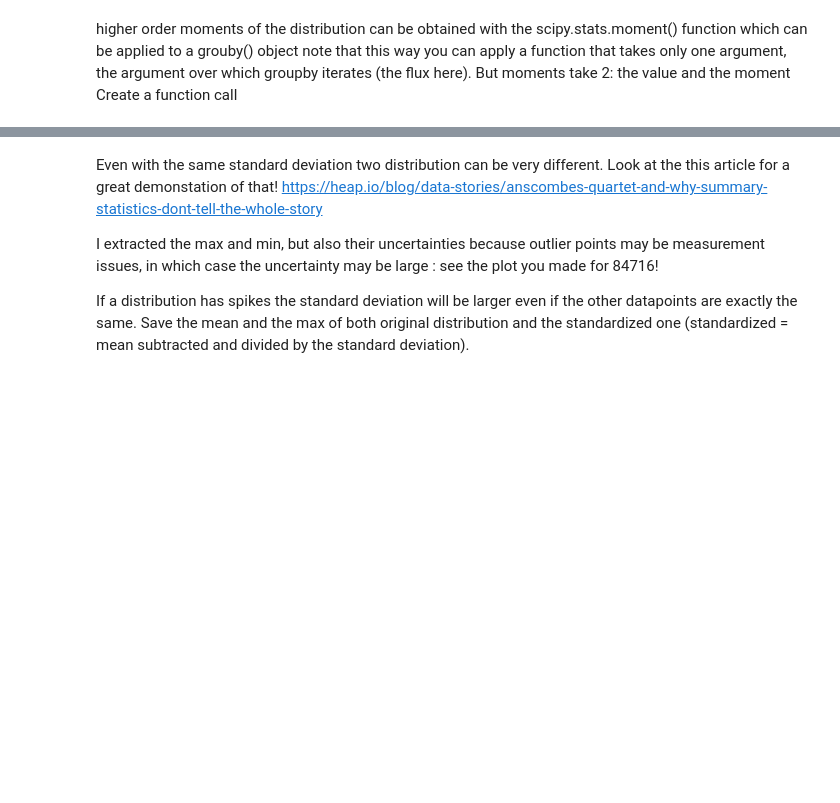
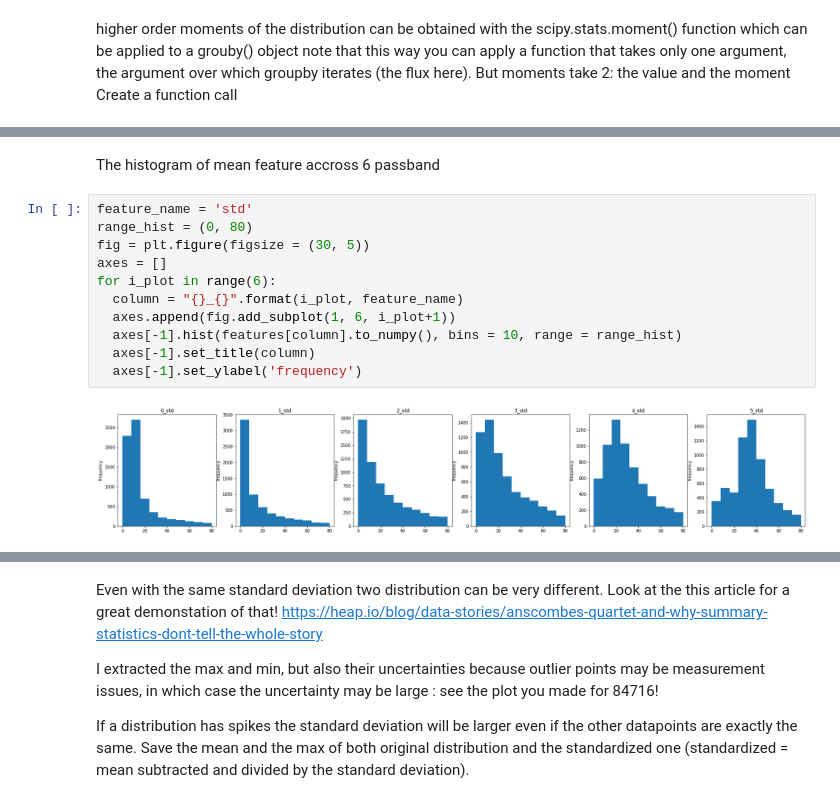
Before and after one commit to pvhau169/MLTSA22_HPhan, a Jupyter notebook: HW7/MLTSA2022_GP_homework.ipynb, the cells around one changed output, grey strips where cells are left out. Drawn from its saved outputs; the diff is of its cells as text; blank space fills up the shorter version.

```diff
--- a/HW7/MLTSA2022_GP_homework.ipynb
+++ b/HW7/MLTSA2022_GP_homework.ipynb
@@ -319,0 +383,15 @@ def m2(x):
+# %% [markdown]
+The histogram of mean feature accross 6 passband
+# %%
+feature_name = 'std'
+range_hist = (0, 80)
+fig = plt.figure(figsize = (30, 5))
+axes = []
+for i_plot in range(6):
+  column = "{}_{}".format(i_plot, feature_name)
+  axes.append(fig.add_subplot(1, 6, i_plot+1))
+  axes[-1].hist(features[column].to_numpy(), bins = 10, range = range_hist)
+  axes[-1].set_title(column)
+  axes[-1].set_ylabel('frequency')
+# %% [output]
+[figure, added]
```
Also changed, not shown: parts of 45 cells of this notebook.
